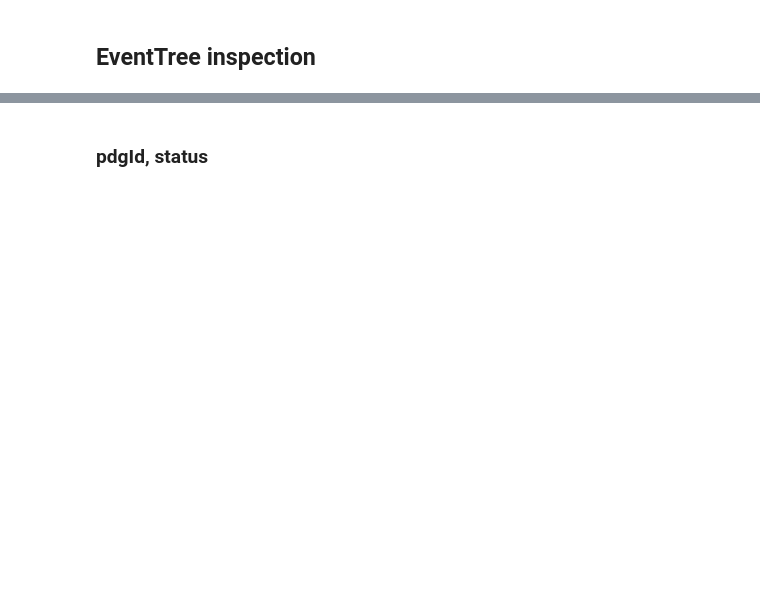
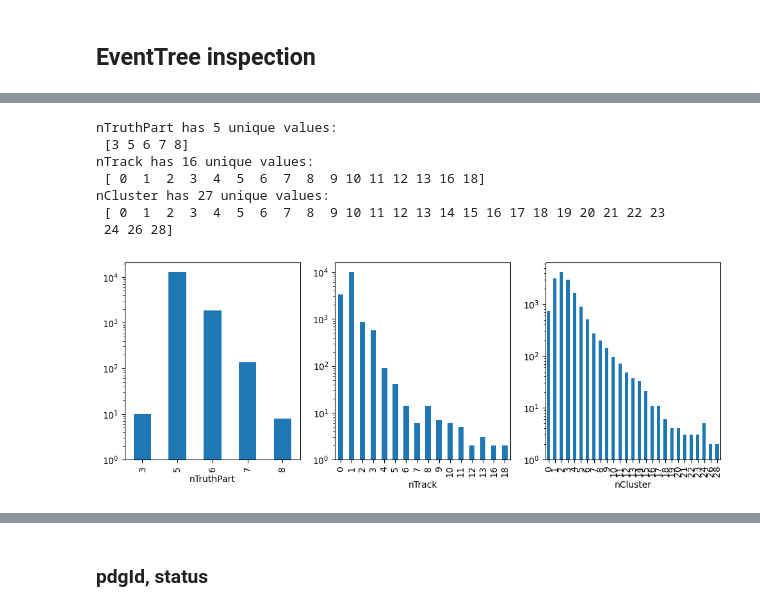
Before and after one commit to clissa/PointNet_Segmentation, a Jupyter notebook: nbs/EDA/EventTreeExplorer.ipynb, the cells around one changed output, grey strips where cells are left out. Saved outputs shown, nothing was run; the diff lists cells and outputs as text; code cells hidden in the pictures; blank space fills up the shorter version.

```diff
--- a/nbs/EDA/EventTreeExplorer.ipynb
+++ b/nbs/EDA/EventTreeExplorer.ipynb
@@ -344,0 +148,9 @@ Cluster versus generated distribution are fairly similar, with an exponential de
+# %%
+### OLD
+# events_file = uproot.open(DATA_PATH / "rho_full.root")["EventTree"]
+# chunk_data, report = next(events_file.iterate(step_size="80 MB", report=True))
+
+### NEW
+events_file = uproot.open(DATA_PATH / "rho_full.root")
+chunk_data, report = next(events_file["EventTree"].iterate(step_size="80 MB", report=True, library="pd"))
+chunk_data.head(10)
@@ -929,0 +541,28 @@ plt.show()
+# %%
+analysis_cols = ["nTruthPart", "nTrack", "nCluster"]
+
+
+fig, axes = plt.subplots(1, len(analysis_cols), figsize=(12,4))
+events_ = events.reset_index()
+
+# UNIQUE_VALS
+unique_vals = {k: None for k in analysis_cols}
+for c in analysis_cols:
+    unique_vals[c] = np.sort(events_[c].unique())
+    print(f"{c} has {len(unique_vals[c])} unique values:\n",
+          unique_vals[c])
+
+
+for c, ax in zip(analysis_cols, axes):
+    events_[c] = pd.Categorical(events_[c], categories=np.sort(events_[c].unique()), ordered=True)
+    events_.drop_duplicates(["eventNumber", c])[c].value_counts(sort=False).plot(kind="bar", log=True, ax=ax)
+# events.reset_index().drop_duplicates(["eventNumber", "truthPartPdgId"]).truthPartPdgId.value_counts().plot(kind="bar", log=True)
+# %% [output]
+nTruthPart has 5 unique values:
+ [3 5 6 7 8]
+nTrack has 16 unique values:
+ [ 0  1  2  3  4  5  6  7  8  9 10 11 12 13 16 18]
+nCluster has 27 unique values:
+ [ 0  1  2  3  4  5  6  7  8  9 10 11 12 13 14 15 16 17 18 19 20 21 22 23
+ 24 26 28]
+[figure, added]
```
Also changed, not shown: parts of 163 cells of this notebook.
